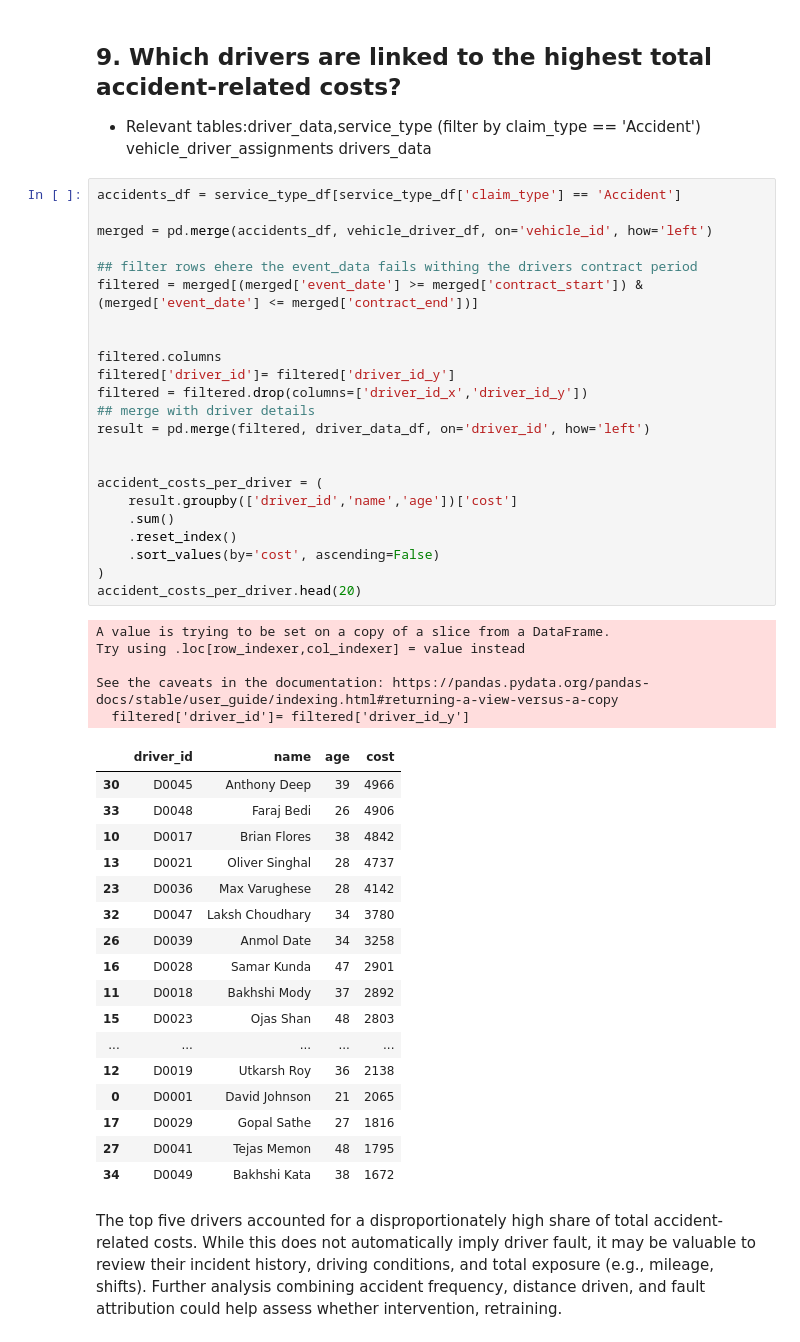
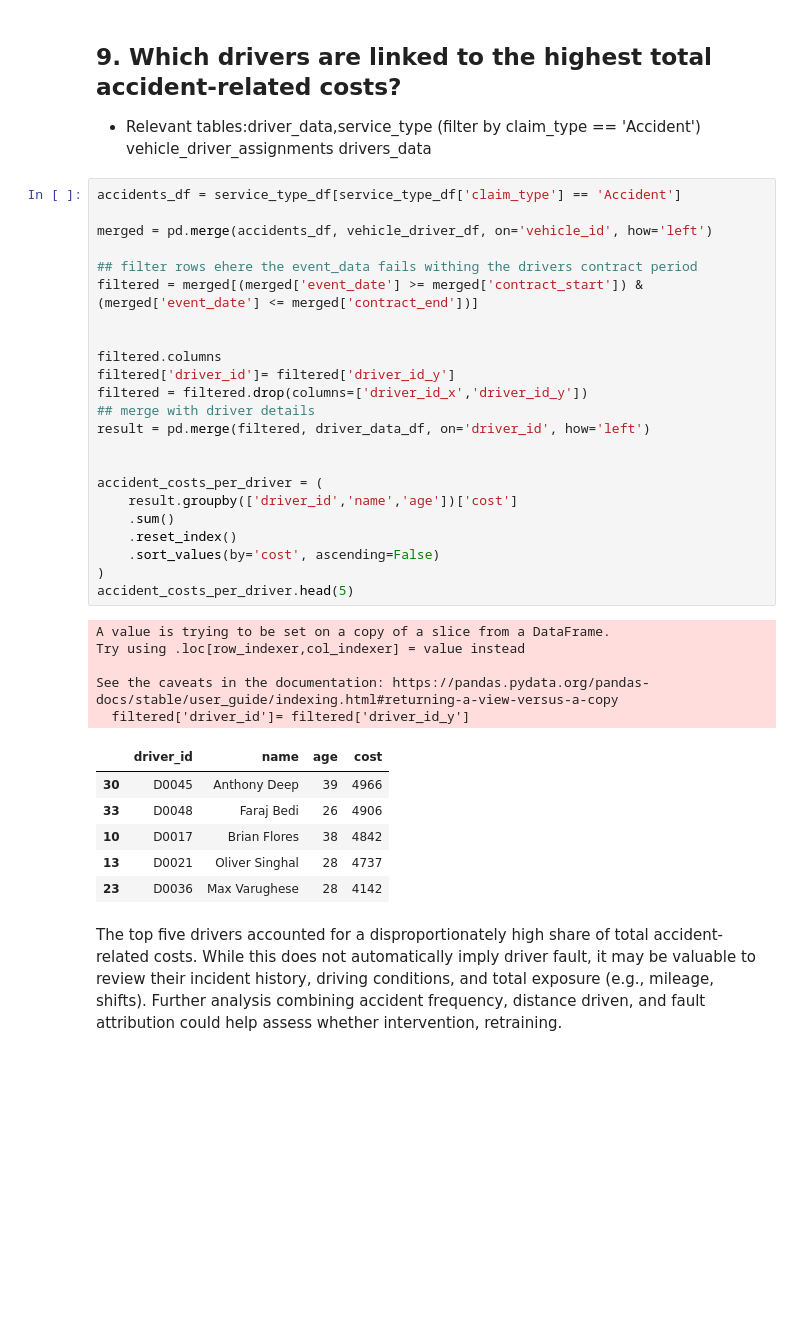
Before and after one commit to Barahow/fleet-telemetrics-analysis, a Jupyter notebook: notebooks/eda/descriptive_eda.ipynb, the cells around one changed output. Cells and saved outputs as stored; diff of their text form; blank space fills up the shorter version.

```diff
--- a/notebooks/eda/descriptive_eda.ipynb
+++ b/notebooks/eda/descriptive_eda.ipynb
@@ -767,45 +764,34 @@ merged = pd.merge(accidents_df, vehicle_driver_df, on='vehicle_id', how='left')
 
 ## filter rows ehere the event_data fails withing the drivers contract period
 filtered = merged[(merged['event_date'] >= merged['contract_start']) & (merged['event_date'] <= merged['contract_end'])]
 
 
 filtered.columns
 filtered['driver_id']= filtered['driver_id_y']
 filtered = filtered.drop(columns=['driver_id_x','driver_id_y'])
 ## merge with driver details
 result = pd.merge(filtered, driver_data_df, on='driver_id', how='left')
 
 
 accident_costs_per_driver = (
     result.groupby(['driver_id','name','age'])['cost']
     .sum()
     .reset_index()
     .sort_values(by='cost', ascending=False)
 )
-accident_costs_per_driver.head(20)
+accident_costs_per_driver.head(5)
 # %% [output]
 A value is trying to be set on a copy of a slice from a DataFrame.
 Try using .loc[row_indexer,col_indexer] = value instead
 
 See the caveats in the documentation: https://pandas.pydata.org/pandas-docs/stable/user_guide/indexing.html#returning-a-view-versus-a-copy
   filtered['driver_id']= filtered['driver_id_y']
 |  | driver_id | name | age | cost |
 | 30 | D0045 | Anthony Deep | 39 | 4966 |
 | 33 | D0048 | Faraj Bedi | 26 | 4906 |
 | 10 | D0017 | Brian Flores | 38 | 4842 |
 | 13 | D0021 | Oliver Singhal | 28 | 4737 |
 | 23 | D0036 | Max Varughese | 28 | 4142 |
-| 32 | D0047 | Laksh Choudhary | 34 | 3780 |
-| 26 | D0039 | Anmol Date | 34 | 3258 |
-| 16 | D0028 | Samar Kunda | 47 | 2901 |
-| 11 | D0018 | Bakhshi Mody | 37 | 2892 |
-| 15 | D0023 | Ojas Shan | 48 | 2803 |
-| ... | ... | ... | ... | ... |
-| 12 | D0019 | Utkarsh Roy | 36 | 2138 |
-| 0 | D0001 | David Johnson | 21 | 2065 |
-| 17 | D0029 | Gopal Sathe | 27 | 1816 |
-| 27 | D0041 | Tejas Memon | 48 | 1795 |
-| 34 | D0049 | Bakhshi Kata | 38 | 1672 |
 # %% [markdown]
 The top five drivers accounted for a disproportionately high share of total accident-related costs. While this does not automatically imply driver fault, it may be valuable to review their incident history, driving conditions, and total exposure (e.g., mileage, shifts).
 Further analysis combining accident frequency, distance driven, and fault attribution could help assess whether intervention, retraining.
```
Also changed, not shown: parts of 2 cells of this notebook.
